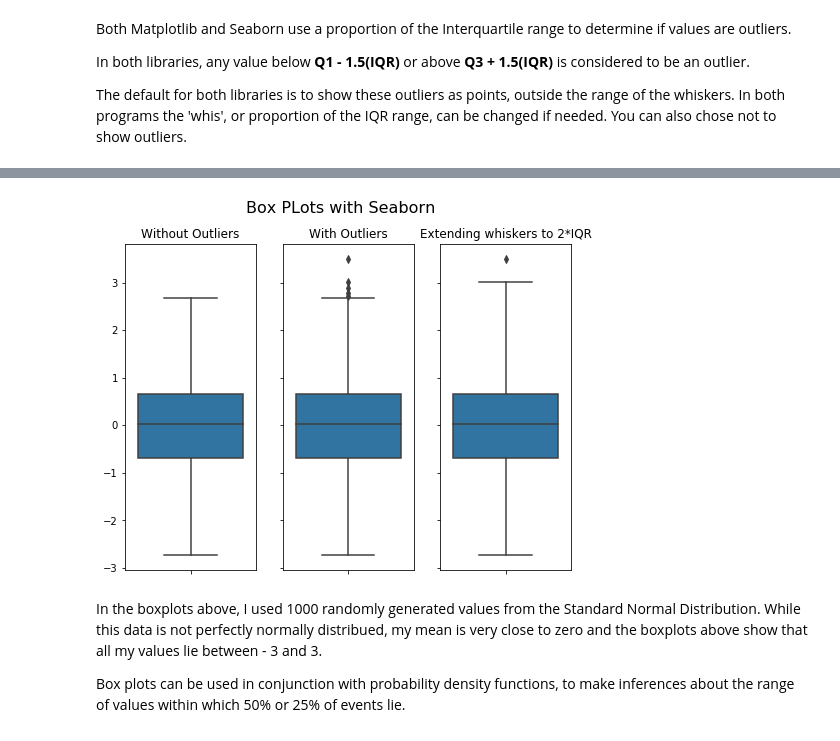
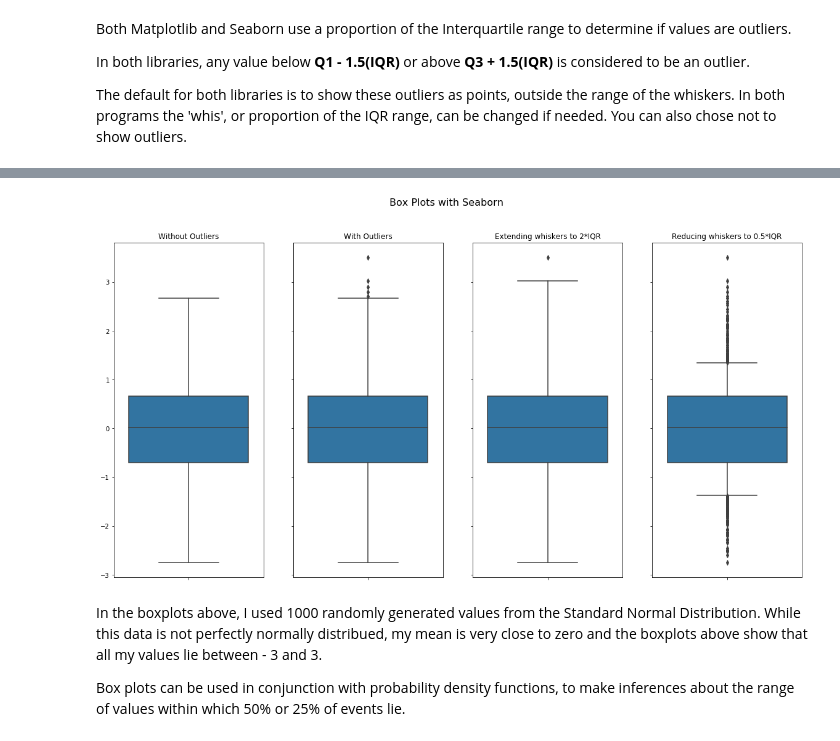
Before and after one commit to MarionMcG/fundamentals_data_analysis, a Jupyter notebook: boxplots.ipynb, the cells around one changed output, grey strips where cells are left out. Cells and saved outputs as stored; diff of their text form; code cells hidden in the pictures.

```diff
--- a/boxplots.ipynb
+++ b/boxplots.ipynb
@@ -90,22 +93,25 @@ ax3.boxplot(norm, showcaps = True, whis=2);
 # %%
 #Plot figure, with one row and 3 cols
-f, axes = plt.subplots(1, 3, sharey = True,figsize=(8,6))
-f.suptitle('Box PLots with Seaborn', fontsize = 16)
+f, axes = plt.subplots(1, 4, sharey = True,figsize=(20,10))
+f.suptitle('Box Plots with Seaborn', fontsize = 16)
 ax1 = f.axes[0]
 ax2 = f.axes[1]
 ax3 = f.axes[2]
+ax4 = f.axes[3]
 #Subtitles
 ax1.set_title('Without Outliers')
 ax2.set_title('With Outliers')
 ax3.set_title('Extending whiskers to 2*IQR')
+ax4.set_title('Reducing whiskers to 0.5*IQR')
 #Subplots
 sns.boxplot(norm, showfliers = False, ax = axes[0],  orient = 'v');
 sns.boxplot(norm, ax=axes[1],  orient = 'v');
 sns.boxplot(norm, ax=axes[2],  orient = 'v', whis = 2);
+sns.boxplot(norm, ax=axes[3], showcaps = True, orient = 'v', whis=0.5);
 #Reference: https://stackoverflow.com/questions/41384040/subplot-for-seaborn-boxplot
 #Reference: https://stackoverflow.com/questions/50087707/changing-title-on-a-subplot-of-lmplot
 # %% [output]
-[figure, old version]
+[figure, new version]
 # %% [markdown]
 In the boxplots above, I used 1000 randomly generated values from the Standard Normal Distribution. While this data is not perfectly normally distribued, my mean is very close to zero and the boxplots above show that all my values lie between - 3 and 3.
 
```
Also changed, not shown: parts of 3 cells of this notebook.
